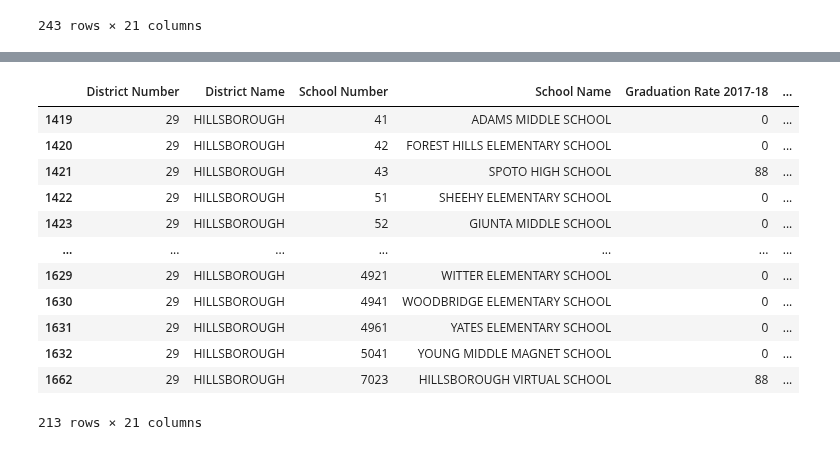
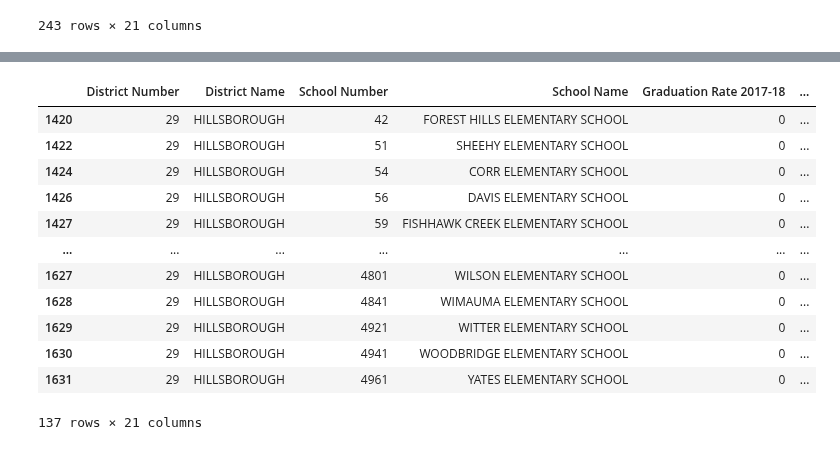
Before and after one commit to gregb23/Project1_Group4, a Jupyter notebook: KS/school_grades.ipynb, the cells around one changed output, grey strips where cells are left out. Cells and saved outputs as stored; diff of their text form; code cells hidden in the pictures.

Commit message:
Final dataframe with elementary schools

```diff
--- a/KS/school_grades.ipynb
+++ b/KS/school_grades.ipynb
@@ -77,3 +77,8 @@ school_grades_basic
 | 1663 | 29 | HILLSBOROUGH | 7675 | BRIDGEPREP ACADEMY OF TAMPA | 0 | ... |
 | 1664 | 29 | HILLSBOROUGH | 7680 | VILLAGE OF EXCELLENCE ACADEMY MID... | 0 | ... |
 243 rows × 21 columns
+# %%
+indexNames3 = school_grades_basic[school_grades_basic['School Type'] != 1].index
+school_grades_elem = school_grades_basic.drop(indexNames3)
+
+school_grades_elem
@@ -80,22 +99,22 @@ school_grades_basic
 # %%
 # Create dataframe without charter schools
-indexNames3 = school_grades_basic[school_grades_basic['Charter School'] == 'YES'].index
+indexNames4 = school_grades_elem[school_grades_elem['Charter School'] == 'YES'].index
 
 # Delete these row indices from dataFrame
-school_grades_xc = school_grades_basic.drop(indexNames3)
+school_grades_elem_xc = school_grades_elem.drop(indexNames4)
 
-school_grades_xc
+school_grades_elem_xc
 # %% [output]
 |  | District Number | District Name | School Number | School Name | Graduation Rate 2017-18 | ... |
-| 1419 | 29 | HILLSBOROUGH | 41 | ADAMS MIDDLE SCHOOL | 0 | ... |
 | 1420 | 29 | HILLSBOROUGH | 42 | FOREST HILLS ELEMENTARY SCHOOL | 0 | ... |
-| 1421 | 29 | HILLSBOROUGH | 43 | SPOTO HIGH SCHOOL | 88 | ... |
 | 1422 | 29 | HILLSBOROUGH | 51 | SHEEHY ELEMENTARY SCHOOL | 0 | ... |
-| 1423 | 29 | HILLSBOROUGH | 52 | GIUNTA MIDDLE SCHOOL | 0 | ... |
+| 1424 | 29 | HILLSBOROUGH | 54 | CORR ELEMENTARY SCHOOL | 0 | ... |
+| 1426 | 29 | HILLSBOROUGH | 56 | DAVIS ELEMENTARY SCHOOL | 0 | ... |
+| 1427 | 29 | HILLSBOROUGH | 59 | FISHHAWK CREEK ELEMENTARY SCHOOL | 0 | ... |
 | ... | ... | ... | ... | ... | ... | ... |
+| 1627 | 29 | HILLSBOROUGH | 4801 | WILSON ELEMENTARY SCHOOL | 0 | ... |
+| 1628 | 29 | HILLSBOROUGH | 4841 | WIMAUMA ELEMENTARY SCHOOL | 0 | ... |
 | 1629 | 29 | HILLSBOROUGH | 4921 | WITTER ELEMENTARY SCHOOL | 0 | ... |
 | 1630 | 29 | HILLSBOROUGH | 4941 | WOODBRIDGE ELEMENTARY SCHOOL | 0 | ... |
 | 1631 | 29 | HILLSBOROUGH | 4961 | YATES ELEMENTARY SCHOOL | 0 | ... |
-| 1632 | 29 | HILLSBOROUGH | 5041 | YOUNG MIDDLE MAGNET SCHOOL | 0 | ... |
-| 1662 | 29 | HILLSBOROUGH | 7023 | HILLSBOROUGH VIRTUAL SCHOOL | 88 | ... |
-213 rows × 21 columns
+137 rows × 21 columns
```
Also changed, not shown: parts of 3 cells of this notebook.
